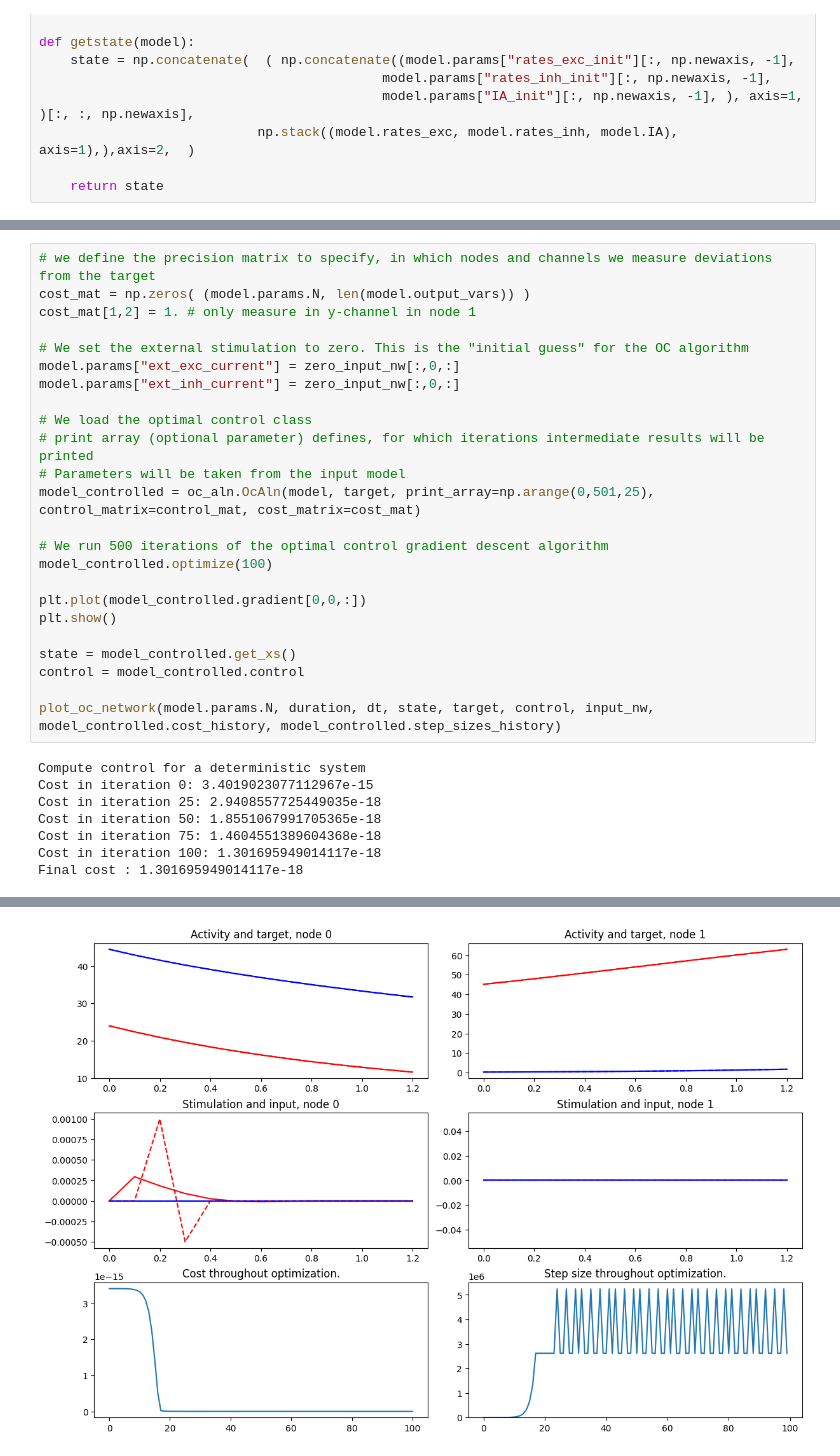
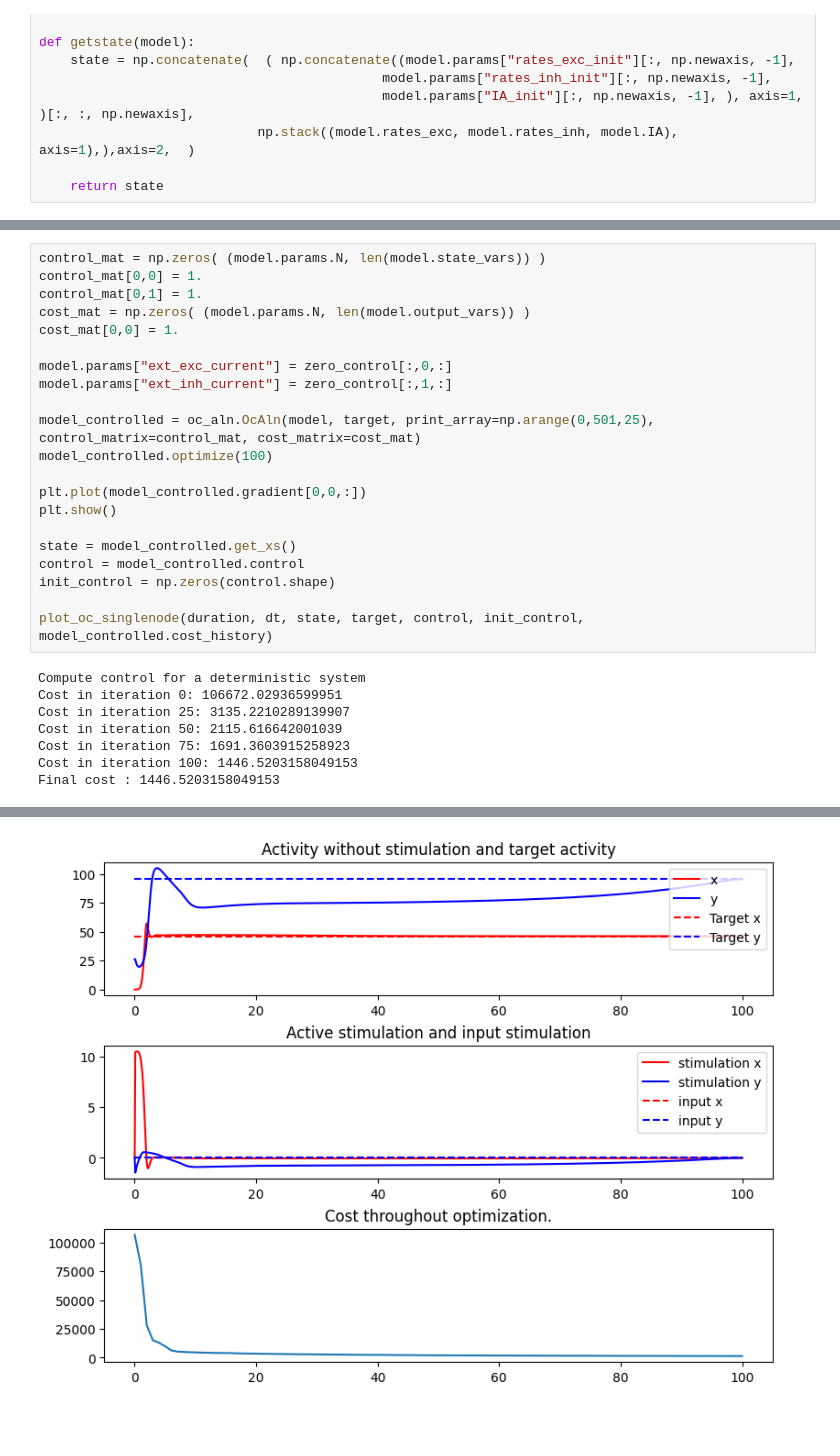
Before and after one commit to neurolib-dev/neurolib, a Jupyter notebook: examples/example-5-optimal-control/aln_test.ipynb, the cells around one changed output, grey strips where cells are left out. Saved outputs shown, nothing was run; the diff lists cells and outputs as text; blank space fills up the shorter version.

```diff
--- a/examples/example-5-optimal-control/aln_test.ipynb
+++ b/examples/example-5-optimal-control/aln_test.ipynb
@@ -126,18 +95,14 @@ print(state[1,2,:]-target[1,2,:])
 # %%
-# we define the precision matrix to specify, in which nodes and channels we measure deviations from the target
+control_mat = np.zeros( (model.params.N, len(model.state_vars)) )
+control_mat[0,0] = 1.
+control_mat[0,1] = 1.
 cost_mat = np.zeros( (model.params.N, len(model.output_vars)) )
-cost_mat[1,2] = 1. # only measure in y-channel in node 1
+cost_mat[0,0] = 1.
 
-# We set the external stimulation to zero. This is the "initial guess" for the OC algorithm
-model.params["ext_exc_current"] = zero_input_nw[:,0,:]
-model.params["ext_inh_current"] = zero_input_nw[:,0,:]
+model.params["ext_exc_current"] = zero_control[:,0,:]
+model.params["ext_inh_current"] = zero_control[:,1,:]
 
-# We load the optimal control class
-# print array (optional parameter) defines, for which iterations intermediate results will be printed
-# Parameters will be taken from the input model
 model_controlled = oc_aln.OcAln(model, target, print_array=np.arange(0,501,25), control_matrix=control_mat, cost_matrix=cost_mat)
-
-# We run 500 iterations of the optimal control gradient descent algorithm
 model_controlled.optimize(100)
 
 plt.plot(model_controlled.gradient[0,0,:])
@@ -145,13 +110,14 @@ plt.show()
 
 state = model_controlled.get_xs()
 control = model_controlled.control
+init_control = np.zeros(control.shape)
 
-plot_oc_network(model.params.N, duration, dt, state, target, control, input_nw, model_controlled.cost_history, model_controlled.step_sizes_history)
+plot_oc_singlenode(duration, dt, state, target, control, init_control, model_controlled.cost_history)
 # %% [output]
 Compute control for a deterministic system
-Cost in iteration 0: 3.4019023077112967e-15
-Cost in iteration 25: 2.9408557725449035e-18
-Cost in iteration 50: 1.8551067991705365e-18
-Cost in iteration 75: 1.4604551389604368e-18
-Cost in iteration 100: 1.301695949014117e-18
-Final cost : 1.301695949014117e-18
+Cost in iteration 0: 106672.02936599951
+Cost in iteration 25: 3135.2210289139907
+Cost in iteration 50: 2115.616642001039
+Cost in iteration 75: 1691.3603915258923
+Cost in iteration 100: 1446.5203158049153
+Final cost : 1446.5203158049153
@@ -159 +125 @@ Final cost : 1.301695949014117e-18
-[figure, old version]
+[figure, new version]
```
Also changed, not shown: parts of 5 cells of this notebook, 3 other files.
